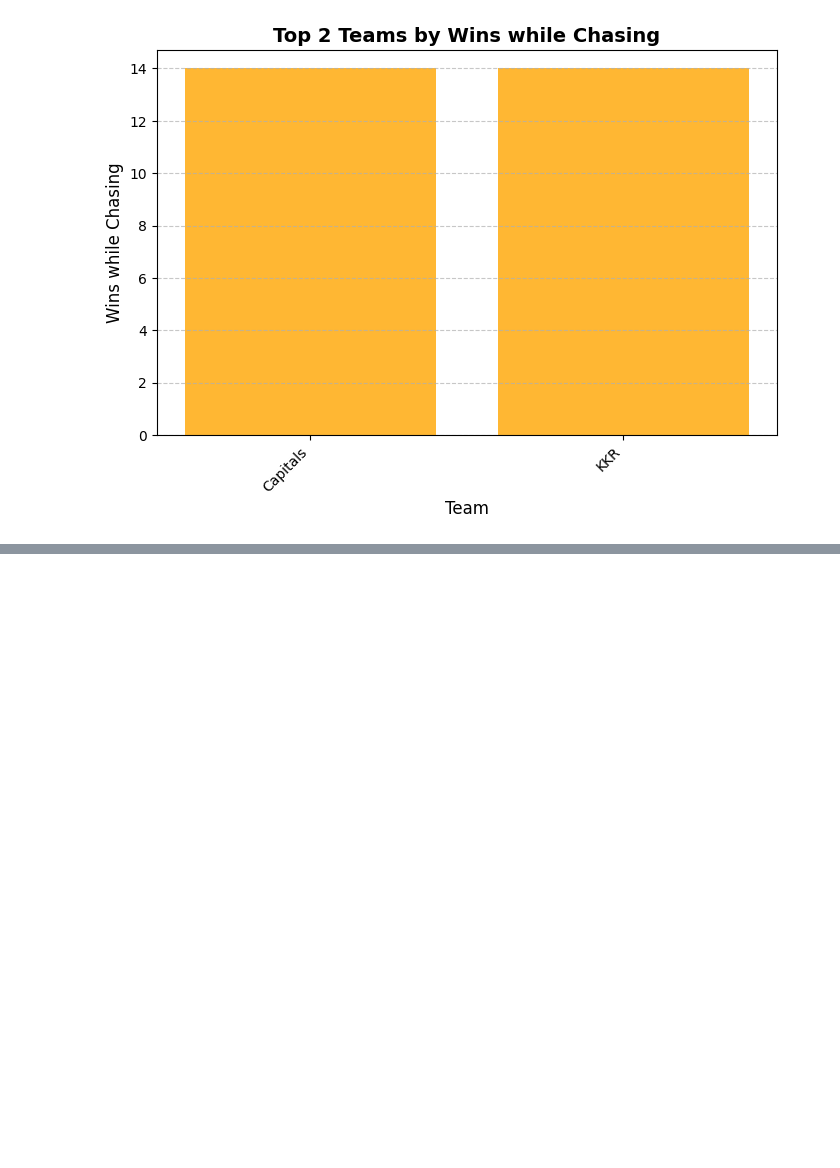
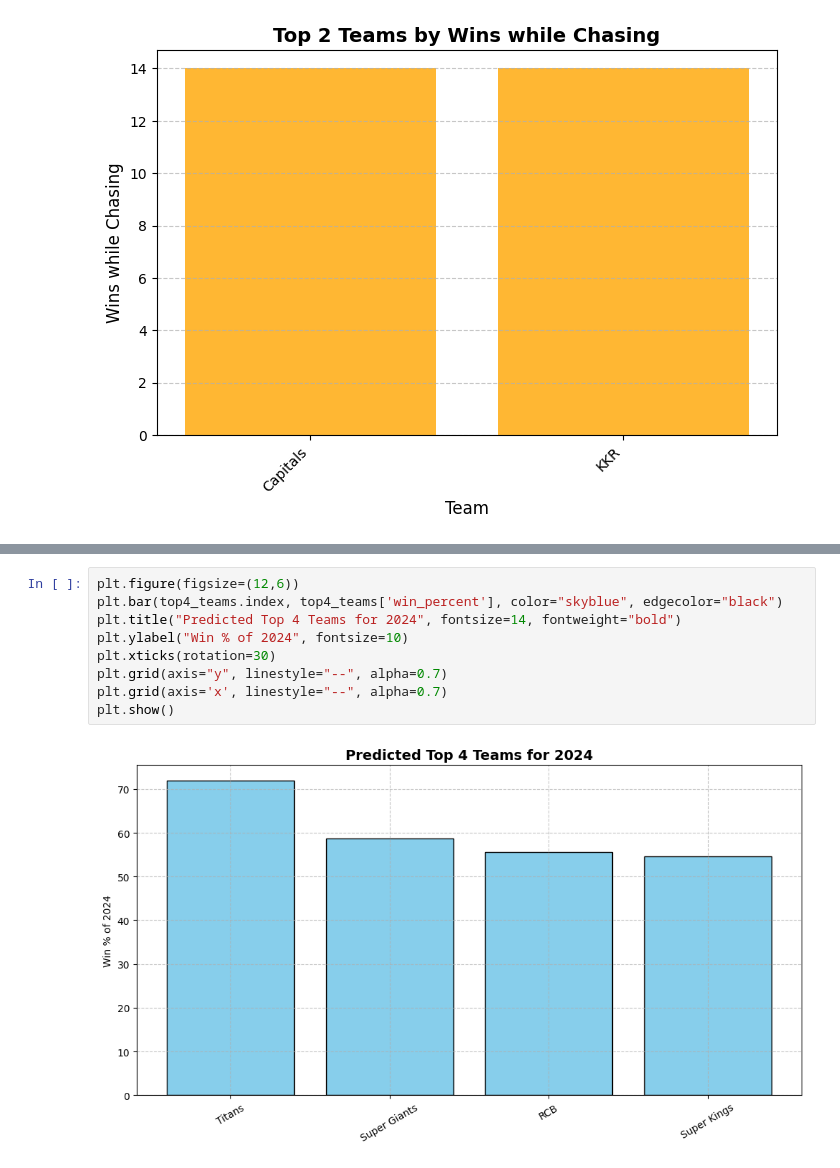
Before and after one commit to TulabandullaRevanth/p, a Jupyter notebook: IPL Dataset/Pandas_2.ipynb, the cells around one changed output, grey strips where cells are left out. Saved outputs shown, nothing was run; the diff lists cells and outputs as text; blank space fills up the shorter version.

```diff
--- a/IPL Dataset/Pandas_2.ipynb
+++ b/IPL Dataset/Pandas_2.ipynb
@@ -592,0 +723,11 @@ plt.show()
+# %%
+plt.figure(figsize=(12,6))
+plt.bar(top4_teams.index, top4_teams['win_percent'], color="skyblue", edgecolor="black")
+plt.title("Predicted Top 4 Teams for 2024", fontsize=14, fontweight="bold")
+plt.ylabel("Win % of 2024", fontsize=10)
+plt.xticks(rotation=30)
+plt.grid(axis="y", linestyle="--", alpha=0.7)
+plt.grid(axis='x', linestyle="--", alpha=0.7)
+plt.show()
+# %% [output]
+[figure, added]
```
Also changed, not shown: parts of 4 cells of this notebook.
